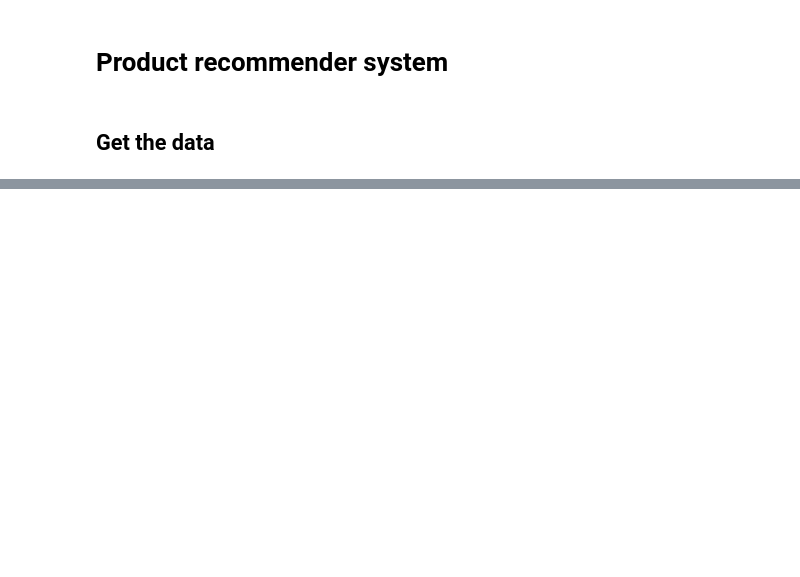
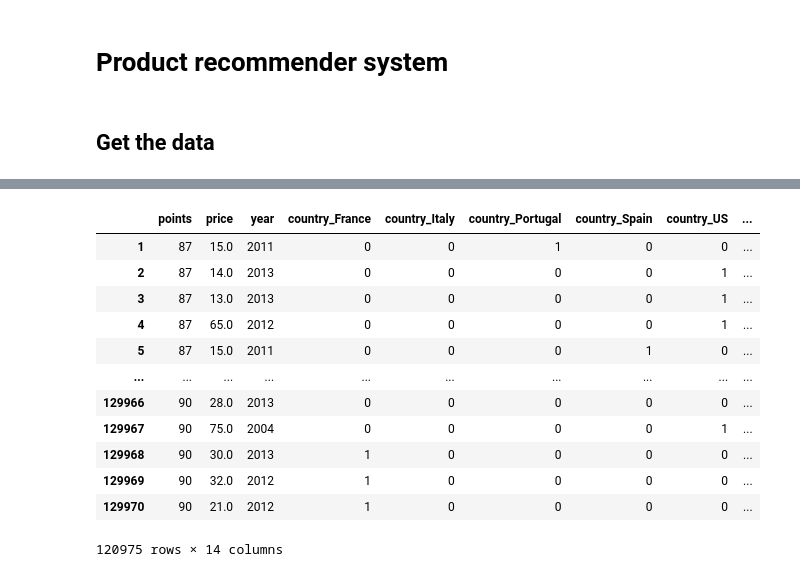
Before and after one commit to Pierre-mulliez1/WineMe, a Jupyter notebook: Product_recommender.ipynb, the cells around one changed output, grey strips where cells are left out. Cells and saved outputs as stored; diff of their text form; code cells hidden in the pictures; blank space fills up the shorter version.

```diff
--- a/Product_recommender.ipynb
+++ b/Product_recommender.ipynb
@@ -16,0 +54,32 @@ df1 = pd.read_csv(DATA_PATH)
+# %%
+#extract the wine year
+import re
+df1['year'] = 0
+count = 0
+for el in df1['title']:
+    res = [int(i) for i in el.split() if i.isdigit()]
+    if len(res) == 1:
+        df1.loc[count,'year'] = res[0]
+    elif len(res) == 2 and res[0] > 1900:
+        df1.loc[count,'year'] = res[0]
+    elif len(res) == 2 and res[1] > 1900:
+         df1.loc[count,'year'] = res[1]
+    count += 1
+# %%
+categorical_columns = ['country', 'variety']
+for column in categorical_columns:
+    tempdf = pd.get_dummies(df1[column], prefix=column)
+    df1 = pd.merge(
+        left=df1,
+        right=tempdf,
+        left_index=True,
+        right_index=True,
+    )
+    df1 = df1.drop(columns=column)
+# %%
+df2 = df1.drop(['Unnamed: 0','designation','description','province','region_1','region_2','taster_name','taster_twitter_handle','title','winery'], axis = 1)
+# %%
+#Take the most represented collumns
+for col in df2.columns:
+    if sum(df2[col]) < 5000 and col not in ('points', 'price'):
+        df2 = df2.drop(columns= col)
@@ -17,2 +95,21 @@ df1 = pd.read_csv(DATA_PATH)
+# %%
+#null
+#drop for now
+df2 = df2.dropna()
+df2
+# %% [output]
+|  | points | price | year | country_France | country_Italy | country_Portugal | country_Spain | country_US | ... |
+| 1 | 87 | 15.0 | 2011 | 0 | 0 | 1 | 0 | 0 | ... |
+| 2 | 87 | 14.0 | 2013 | 0 | 0 | 0 | 0 | 1 | ... |
+| 3 | 87 | 13.0 | 2013 | 0 | 0 | 0 | 0 | 1 | ... |
+| 4 | 87 | 65.0 | 2012 | 0 | 0 | 0 | 0 | 1 | ... |
+| 5 | 87 | 15.0 | 2011 | 0 | 0 | 0 | 1 | 0 | ... |
+| ... | ... | ... | ... | ... | ... | ... | ... | ... | ... |
+| 129966 | 90 | 28.0 | 2013 | 0 | 0 | 0 | 0 | 0 | ... |
+| 129967 | 90 | 75.0 | 2004 | 0 | 0 | 0 | 0 | 1 | ... |
+| 129968 | 90 | 30.0 | 2013 | 1 | 0 | 0 | 0 | 0 | ... |
+| 129969 | 90 | 32.0 | 2012 | 1 | 0 | 0 | 0 | 0 | ... |
+| 129970 | 90 | 21.0 | 2012 | 1 | 0 | 0 | 0 | 0 | ... |
+120975 rows × 14 columns
 # %%
 from sklearn.model_selection import train_test_split
```
Also changed, not shown: parts of 24 cells of this notebook, 2 other files.
